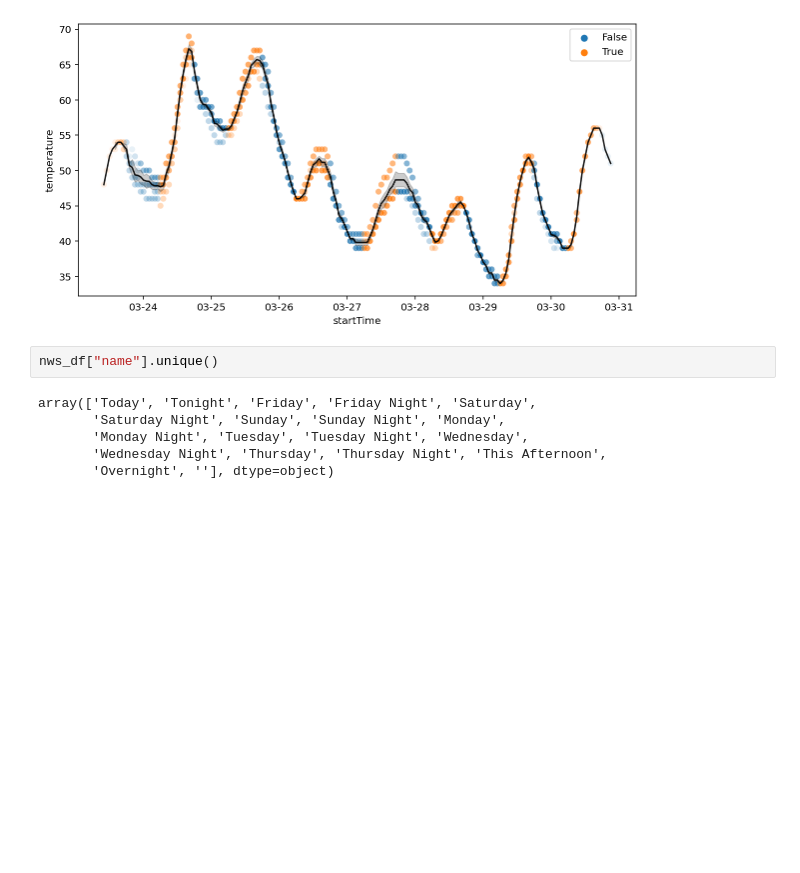
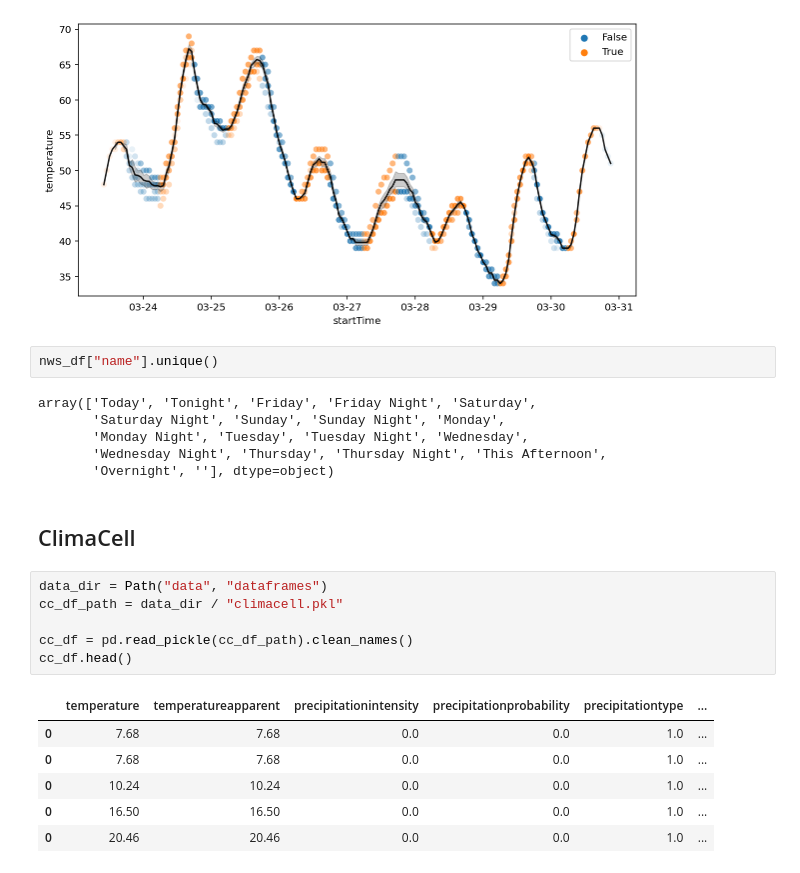
Before and after one commit to jhrcook/weather-forecast-analysis, a Jupyter notebook: data-analysis.ipynb, the cells around one changed output. Saved outputs shown, nothing was run; the diff lists cells and outputs as text; blank space fills up the shorter version.

```diff
--- a/data-analysis.ipynb
+++ b/data-analysis.ipynb
@@ -66,3 +70,18 @@ array(['Today', 'Tonight', 'Friday', 'Friday Night', 'Saturday',
        'Monday Night', 'Tuesday', 'Tuesday Night', 'Wednesday',
        'Wednesday Night', 'Thursday', 'Thursday Night', 'This Afternoon',
        'Overnight', ''], dtype=object)
+# %% [markdown]
+## ClimaCell
+# %%
+data_dir = Path("data", "dataframes")
+cc_df_path = data_dir / "climacell.pkl"
+
+cc_df = pd.read_pickle(cc_df_path).clean_names()
+cc_df.head()
+# %% [output]
+|  | temperature | temperatureapparent | precipitationintensity | precipitationprobability | precipitationtype | ... |
+| 0 | 7.68 | 7.68 | 0.0 | 0.0 | 1.0 | ... |
+| 0 | 7.68 | 7.68 | 0.0 | 0.0 | 1.0 | ... |
+| 0 | 10.24 | 10.24 | 0.0 | 0.0 | 1.0 | ... |
+| 0 | 16.50 | 16.50 | 0.0 | 0.0 | 1.0 | ... |
+| 0 | 20.46 | 20.46 | 0.0 | 0.0 | 1.0 | ... |
```
Also changed, not shown: parts of 4 cells of this notebook, 3 other files.
